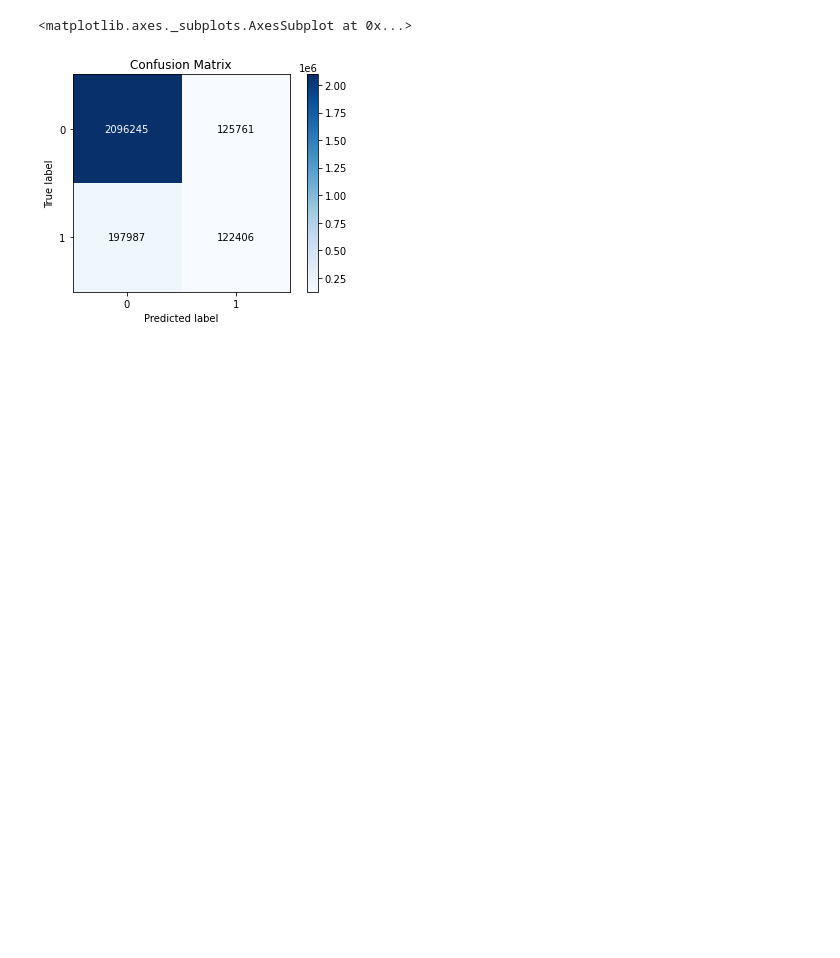
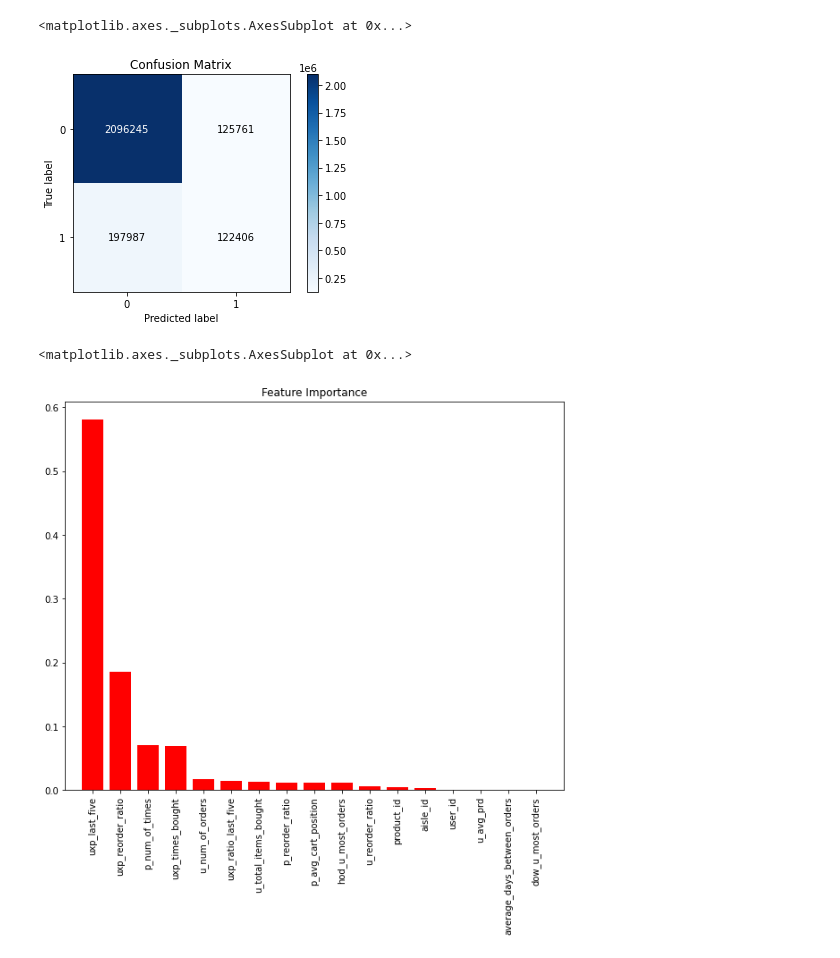
Before and after one commit to shitizz24/Grocery-Recommender, a Jupyter notebook: Notebooks/xgb.ipynb, the cells around one changed output. Drawn from its saved outputs; the diff is of its cells as text; code cells hidden in the pictures; blank space fills up the shorter version.

```diff
--- a/Notebooks/xgb.ipynb
+++ b/Notebooks/xgb.ipynb
@@ -141,3 +141,8 @@ F1 Score: 0.4305825242718446
 weighted avg       0.86      0.87      0.87   2542399
 <matplotlib.axes._subplots.AxesSubplot at 0x...>
 [figure]
+# %%
+plot_feature_importances(xgb, feature_names=data_test.columns, x_tick_rotation=90, max_num_features=20, figsize=(10,8))
+# %% [output]
+<matplotlib.axes._subplots.AxesSubplot at 0x...>
+[figure, added]
```
